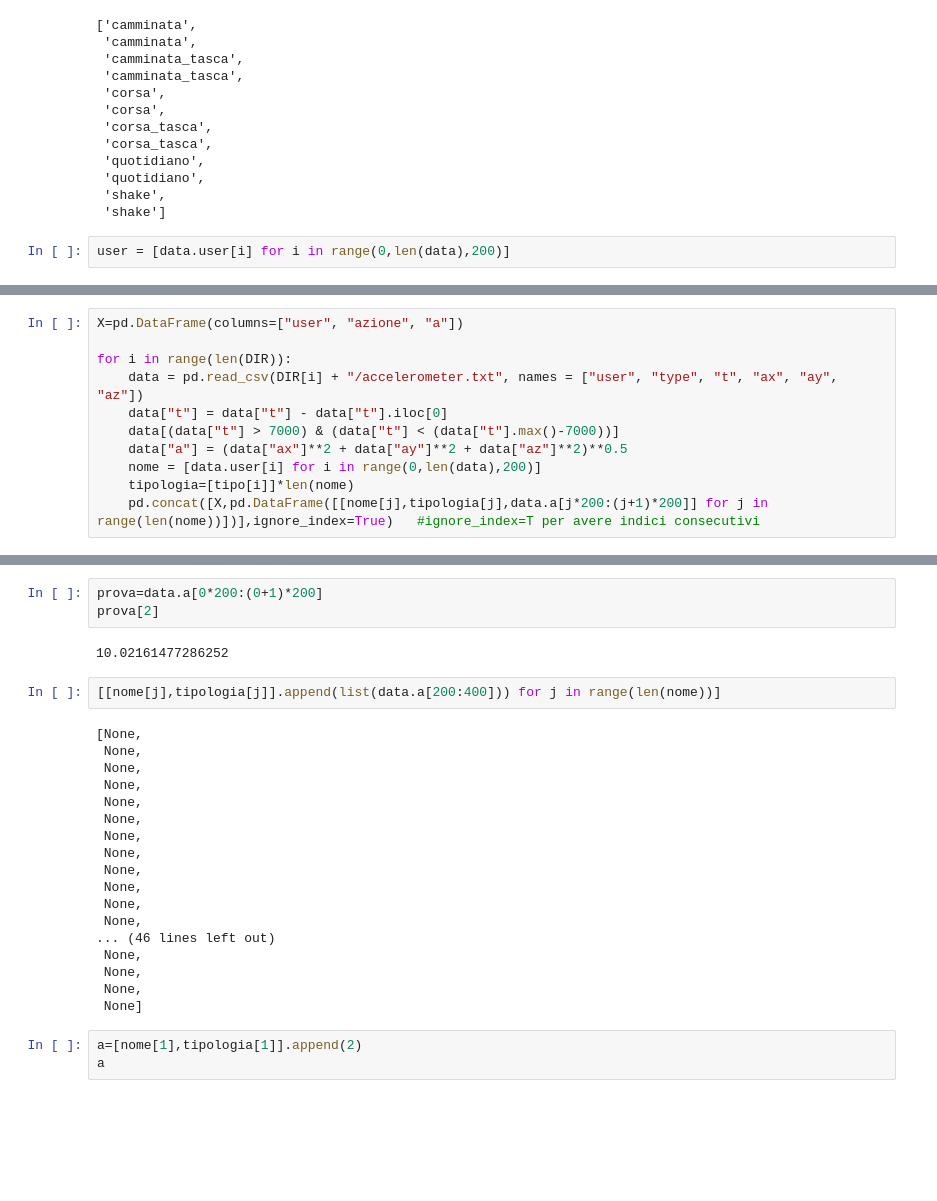
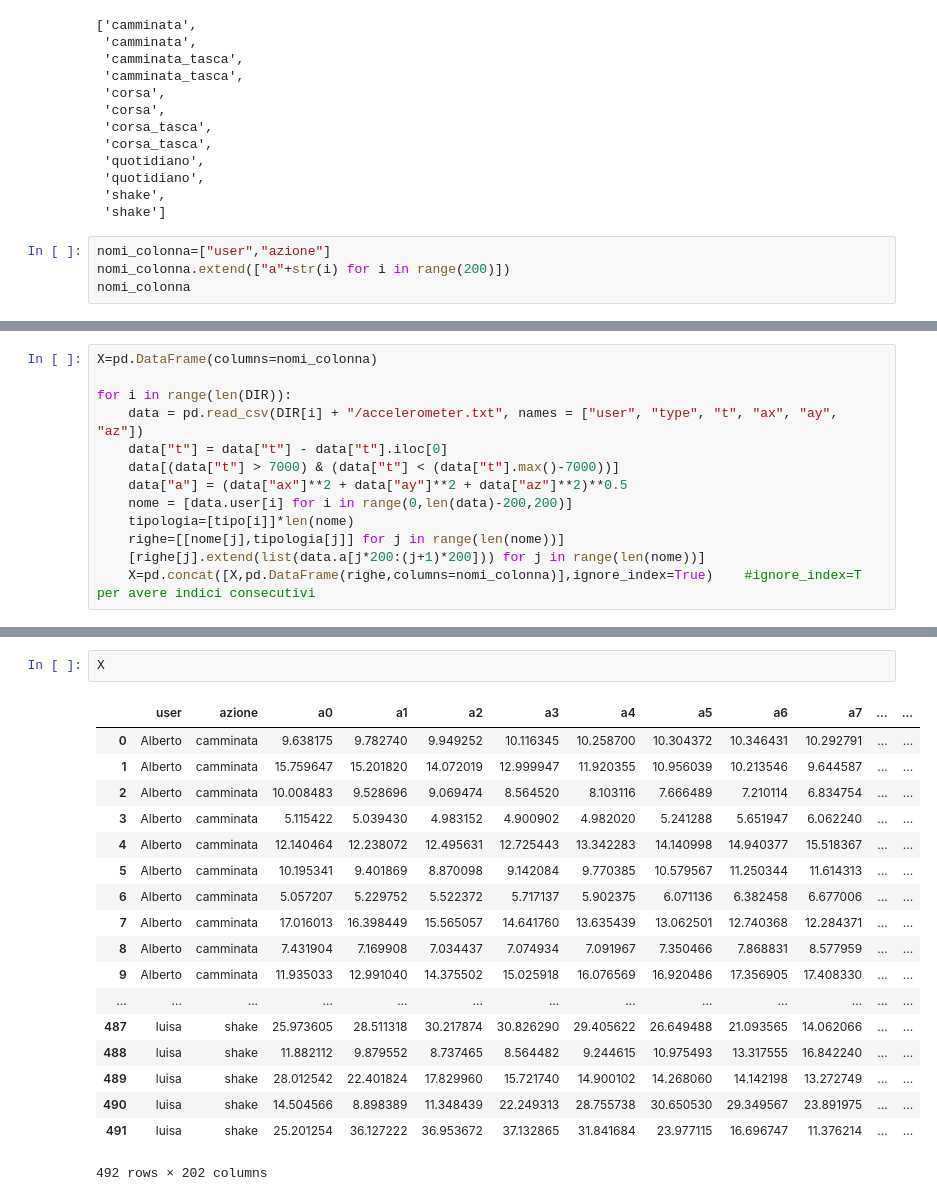
Before and after one commit to DedZago/msbd, a Jupyter notebook: LoadData.ipynb, the cells around one changed output, grey strips where cells are left out. Saved outputs shown, nothing was run; the diff lists cells and outputs as text; blank space fills up the shorter version.

```diff
--- a/LoadData.ipynb
+++ b/LoadData.ipynb
@@ -110,4 +110,6 @@ tipo
  'shake',
  'shake']
 # %%
-user = [data.user[i] for i in range(0,len(data),200)]
+nomi_colonna=["user","azione"]
+nomi_colonna.extend(["a"+str(i) for i in range(200)])
+nomi_colonna
@@ -114,11 +134,13 @@ user = [data.user[i] for i in range(0,len(data),200)]
 # %%
-X=pd.DataFrame(columns=["user", "azione", "a"])
+X=pd.DataFrame(columns=nomi_colonna)
 
 for i in range(len(DIR)):
     data = pd.read_csv(DIR[i] + "/accelerometer.txt", names = ["user", "type", "t", "ax", "ay", "az"])
     data["t"] = data["t"] - data["t"].iloc[0]
     data[(data["t"] > 7000) & (data["t"] < (data["t"].max()-7000))]
     data["a"] = (data["ax"]**2 + data["ay"]**2 + data["az"]**2)**0.5
-    nome = [data.user[i] for i in range(0,len(data),200)]
+    nome = [data.user[i] for i in range(0,len(data)-200,200)]
     tipologia=[tipo[i]]*len(nome)
-    pd.concat([X,pd.DataFrame([[nome[j],tipologia[j],data.a[j*200:(j+1)*200]] for j in range(len(nome))])],ignore_index=True)   #ignore_index=T per avere indici consecutivi
+    righe=[[nome[j],tipologia[j]] for j in range(len(nome))]
+    [righe[j].extend(list(data.a[j*200:(j+1)*200])) for j in range(len(nome))]
+    X=pd.concat([X,pd.DataFrame(righe,columns=nomi_colonna)],ignore_index=True)    #ignore_index=T per avere indici consecutivi
@@ -145,28 +147,21 @@ list(data.a[200:400])
-# %%
-prova=data.a[0*200:(0+1)*200]
-prova[2]
-# %% [output]
-10.02161477286252
-# %%
-[[nome[j],tipologia[j]].append(list(data.a[200:400])) for j in range(len(nome))]
-# %% [output]
-[None,
- None,
- None,
- None,
- None,
- None,
- None,
- None,
- None,
- None,
- None,
- None,
-... (46 lines left out)
- None,
- None,
- None,
- None]
-# %%
-a=[nome[1],tipologia[1]].append(2)
-a
+# %%
+X
+# %% [output]
+|  | user | azione | a0 | a1 | a2 | a3 | a4 | a5 | a6 | a7 | ... | ... |
+| 0 | Alberto | camminata | 9.638175 | 9.782740 | 9.949252 | 10.116345 | 10.258700 | 10.304372 | 10.346431 | 10.292791 | ... | ... |
+| 1 | Alberto | camminata | 15.759647 | 15.201820 | 14.072019 | 12.999947 | 11.920355 | 10.956039 | 10.213546 | 9.644587 | ... | ... |
+| 2 | Alberto | camminata | 10.008483 | 9.528696 | 9.069474 | 8.564520 | 8.103116 | 7.666489 | 7.210114 | 6.834754 | ... | ... |
+| 3 | Alberto | camminata | 5.115422 | 5.039430 | 4.983152 | 4.900902 | 4.982020 | 5.241288 | 5.651947 | 6.062240 | ... | ... |
+| 4 | Alberto | camminata | 12.140464 | 12.238072 | 12.495631 | 12.725443 | 13.342283 | 14.140998 | 14.940377 | 15.518367 | ... | ... |
+| 5 | Alberto | camminata | 10.195341 | 9.401869 | 8.870098 | 9.142084 | 9.770385 | 10.579567 | 11.250344 | 11.614313 | ... | ... |
+| 6 | Alberto | camminata | 5.057207 | 5.229752 | 5.522372 | 5.717137 | 5.902375 | 6.071136 | 6.382458 | 6.677006 | ... | ... |
+| 7 | Alberto | camminata | 17.016013 | 16.398449 | 15.565057 | 14.641760 | 13.635439 | 13.062501 | 12.740368 | 12.284371 | ... | ... |
+| 8 | Alberto | camminata | 7.431904 | 7.169908 | 7.034437 | 7.074934 | 7.091967 | 7.350466 | 7.868831 | 8.577959 | ... | ... |
+| 9 | Alberto | camminata | 11.935033 | 12.991040 | 14.375502 | 15.025918 | 16.076569 | 16.920486 | 17.356905 | 17.408330 | ... | ... |
+| ... | ... | ... | ... | ... | ... | ... | ... | ... | ... | ... | ... | ... |
+| 487 | luisa | shake | 25.973605 | 28.511318 | 30.217874 | 30.826290 | 29.405622 | 26.649488 | 21.093565 | 14.062066 | ... | ... |
+| 488 | luisa | shake | 11.882112 | 9.879552 | 8.737465 | 8.564482 | 9.244615 | 10.975493 | 13.317555 | 16.842240 | ... | ... |
+| 489 | luisa | shake | 28.012542 | 22.401824 | 17.829960 | 15.721740 | 14.900102 | 14.268060 | 14.142198 | 13.272749 | ... | ... |
+| 490 | luisa | shake | 14.504566 | 8.898389 | 11.348439 | 22.249313 | 28.755738 | 30.650530 | 29.349567 | 23.891975 | ... | ... |
+| 491 | luisa | shake | 25.201254 | 36.127222 | 36.953672 | 37.132865 | 31.841684 | 23.977115 | 16.696747 | 11.376214 | ... | ... |
+492 rows × 202 columns
```
Also changed, not shown: parts of 2 cells of this notebook.
